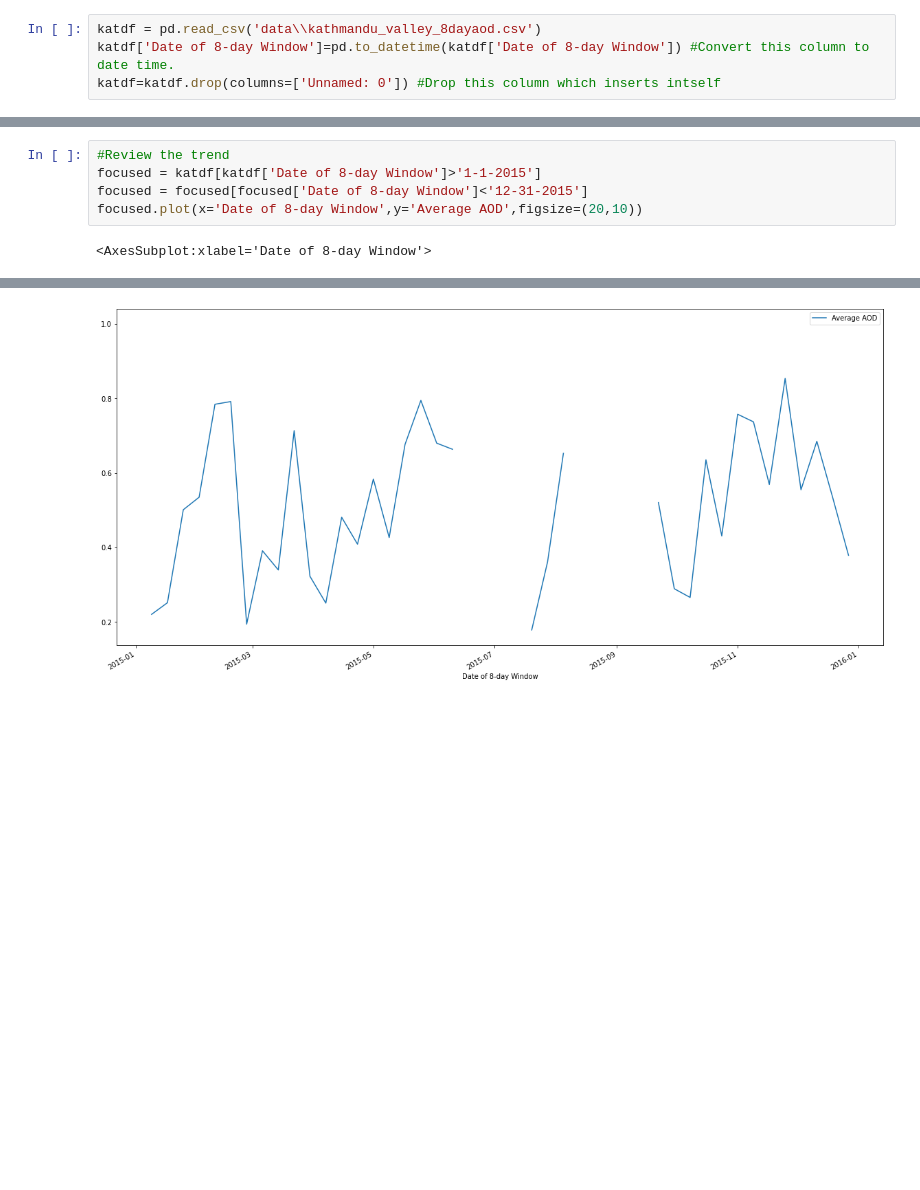
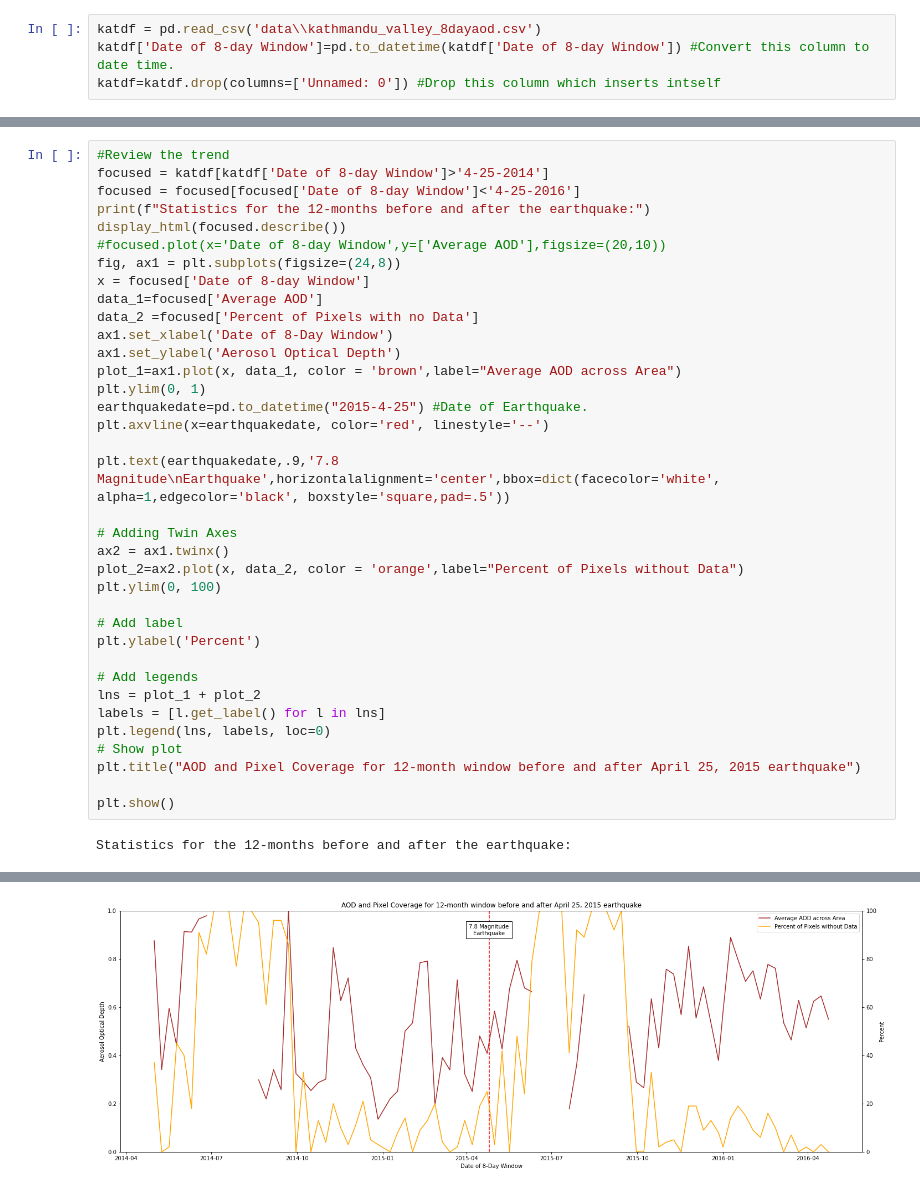
Before and after one commit to SCS-RD/nepal-remote-sensing-options, a Jupyter notebook: kathmandu_aod_trends.ipynb, the cells around one changed output, grey strips where cells are left out. Saved outputs shown, nothing was run; the diff lists cells and outputs as text; blank space fills up the shorter version.

```diff
--- a/kathmandu_aod_trends.ipynb
+++ b/kathmandu_aod_trends.ipynb
@@ -62,7 +82,38 @@ max                        100.000000
 # %%
 #Review the trend
-focused = katdf[katdf['Date of 8-day Window']>'1-1-2015']
-focused = focused[focused['Date of 8-day Window']<'12-31-2015']
-focused.plot(x='Date of 8-day Window',y='Average AOD',figsize=(20,10))
+focused = katdf[katdf['Date of 8-day Window']>'4-25-2014']
+focused = focused[focused['Date of 8-day Window']<'4-25-2016']
+print(f"Statistics for the 12-months before and after the earthquake:")
+display_html(focused.describe())
+#focused.plot(x='Date of 8-day Window',y=['Average AOD'],figsize=(20,10))
+fig, ax1 = plt.subplots(figsize=(24,8))
+x = focused['Date of 8-day Window']
+data_1=focused['Average AOD']
+data_2 =focused['Percent of Pixels with no Data']
+ax1.set_xlabel('Date of 8-Day Window')
+ax1.set_ylabel('Aerosol Optical Depth')
+plot_1=ax1.plot(x, data_1, color = 'brown',label="Average AOD across Area")
+plt.ylim(0, 1)
+earthquakedate=pd.to_datetime("2015-4-25") #Date of Earthquake.
+plt.axvline(x=earthquakedate, color='red', linestyle='--')
+
+plt.text(earthquakedate,.9,'7.8 Magnitude\nEarthquake',horizontalalignment='center',bbox=dict(facecolor='white', alpha=1,edgecolor='black', boxstyle='square,pad=.5'))
+
+# Adding Twin Axes
+ax2 = ax1.twinx()
+plot_2=ax2.plot(x, data_2, color = 'orange',label="Percent of Pixels without Data")
+plt.ylim(0, 100)
+
+# Add label
+plt.ylabel('Percent')
+
+# Add legends
+lns = plot_1 + plot_2
+labels = [l.get_label() for l in lns]
+plt.legend(lns, labels, loc=0)
+# Show plot
+plt.title("AOD and Pixel Coverage for 12-month window before and after April 25, 2015 earthquake")
+
+plt.show()
 # %% [output]
-<AxesSubplot:xlabel='Date of 8-day Window'>
+Statistics for the 12-months before and after the earthquake:
@@ -69 +129 @@ focused.plot(x='Date of 8-day Window',y='Average AOD',figsize=(20,10))
-[figure, old version]
+[figure, new version]
```
Also changed, not shown: parts of 15 cells of this notebook, 1 other file.
